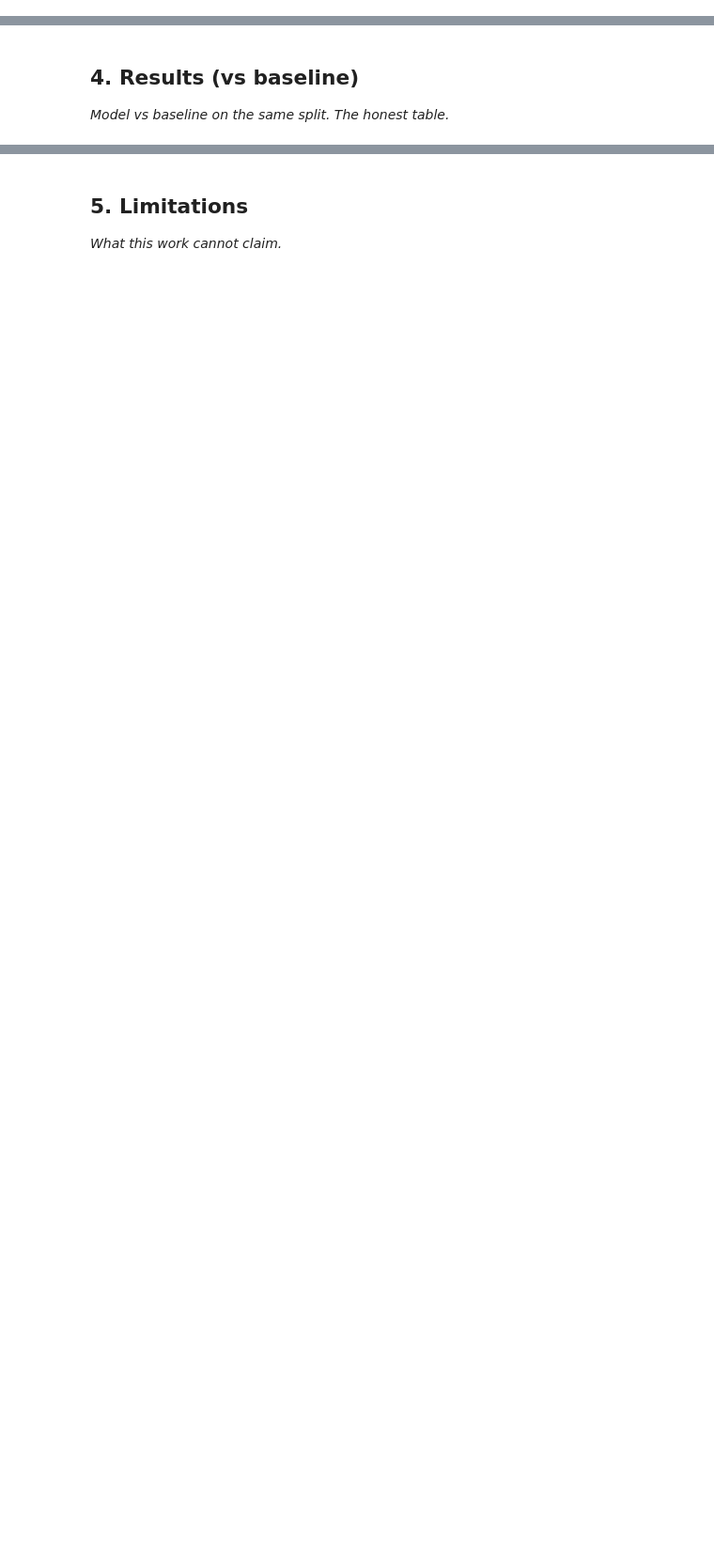
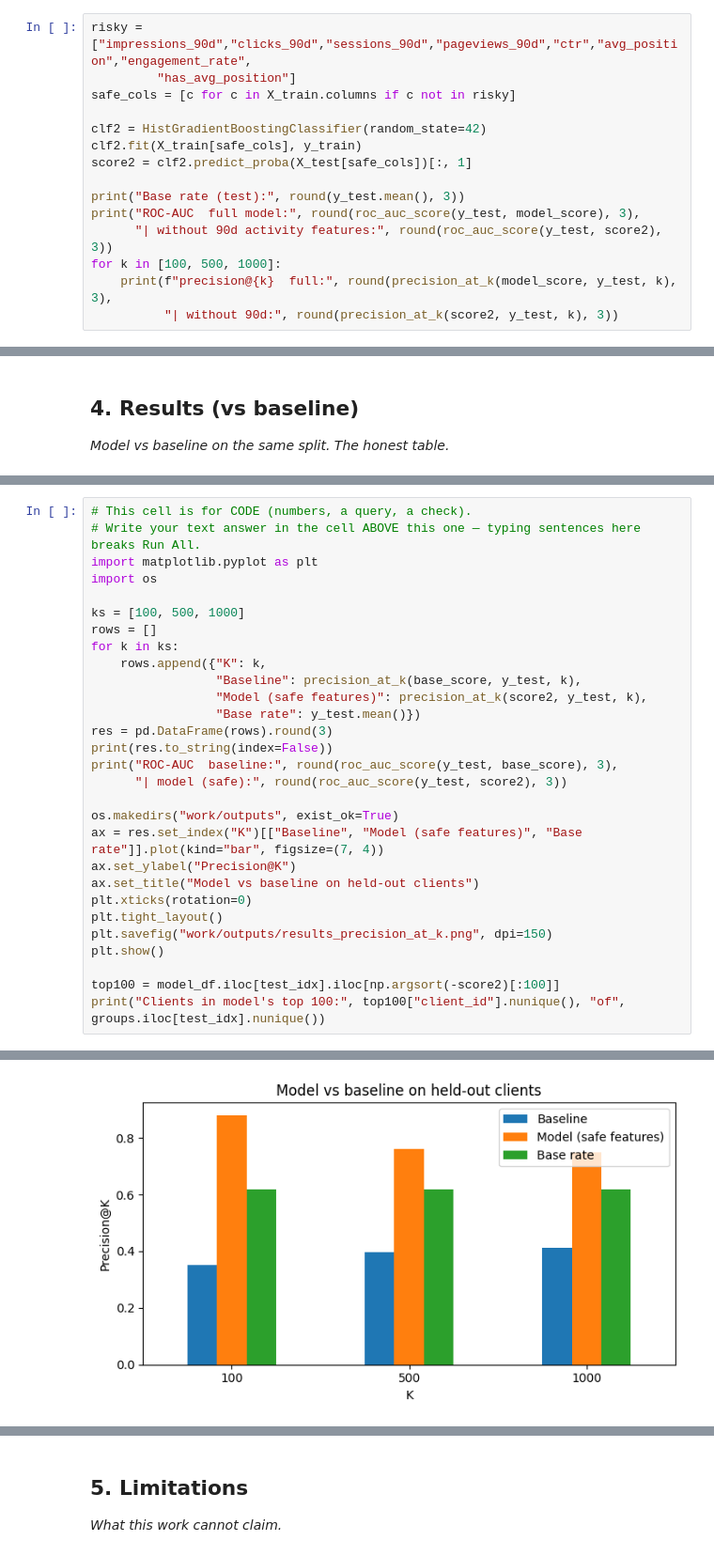
Before and after one commit to Karthick-177/Flyrank-ML-Internship, a Jupyter notebook: work/notebooks/capstone.ipynb, the cells around one changed output, grey strips where cells are left out. Shown at 94% size. Drawn from its saved outputs; the diff is of its cells as text; blank space fills up the shorter version.

```diff
--- a/work/notebooks/capstone.ipynb
+++ b/work/notebooks/capstone.ipynb
@@ -29,0 +161,15 @@ This skeleton is yours to fill. Work the sections **in order** — each one has
+# %%
+risky = ["impressions_90d","clicks_90d","sessions_90d","pageviews_90d","ctr","avg_position","engagement_rate",
+         "has_avg_position"]
+safe_cols = [c for c in X_train.columns if c not in risky]
+
+clf2 = HistGradientBoostingClassifier(random_state=42)
+clf2.fit(X_train[safe_cols], y_train)
+score2 = clf2.predict_proba(X_test[safe_cols])[:, 1]
+
+print("Base rate (test):", round(y_test.mean(), 3))
+print("ROC-AUC  full model:", round(roc_auc_score(y_test, model_score), 3),
+      "| without 90d activity features:", round(roc_auc_score(y_test, score2), 3))
+for k in [100, 500, 1000]:
+    print(f"precision@{k}  full:", round(precision_at_k(model_score, y_test, k), 3),
+          "| without 90d:", round(precision_at_k(score2, y_test, k), 3))
@@ -36,0 +192,30 @@ This skeleton is yours to fill. Work the sections **in order** — each one has
+# %%
+# This cell is for CODE (numbers, a query, a check).
+# Write your text answer in the cell ABOVE this one — typing sentences here breaks Run All.
+import matplotlib.pyplot as plt
+import os
+
+ks = [100, 500, 1000]
+rows = []
+for k in ks:
+    rows.append({"K": k,
+                 "Baseline": precision_at_k(base_score, y_test, k),
+                 "Model (safe features)": precision_at_k(score2, y_test, k),
+                 "Base rate": y_test.mean()})
+res = pd.DataFrame(rows).round(3)
+print(res.to_string(index=False))
+print("ROC-AUC  baseline:", round(roc_auc_score(y_test, base_score), 3),
+      "| model (safe):", round(roc_auc_score(y_test, score2), 3))
+
+os.makedirs("work/outputs", exist_ok=True)
+ax = res.set_index("K")[["Baseline", "Model (safe features)", "Base rate"]].plot(kind="bar", figsize=(7, 4))
+ax.set_ylabel("Precision@K")
+ax.set_title("Model vs baseline on held-out clients")
+plt.xticks(rotation=0)
+plt.tight_layout()
+plt.savefig("work/outputs/results_precision_at_k.png", dpi=150)
+plt.show()
+
+top100 = model_df.iloc[test_idx].iloc[np.argsort(-score2)[:100]]
+print("Clients in model's top 100:", top100["client_id"].nunique(), "of", groups.iloc[test_idx].nunique())
+# %% [output]
@@ -36,0 +227 @@ This skeleton is yours to fill. Work the sections **in order** — each one has
+[figure, added]
```
Also changed, not shown: parts of 21 cells of this notebook.
